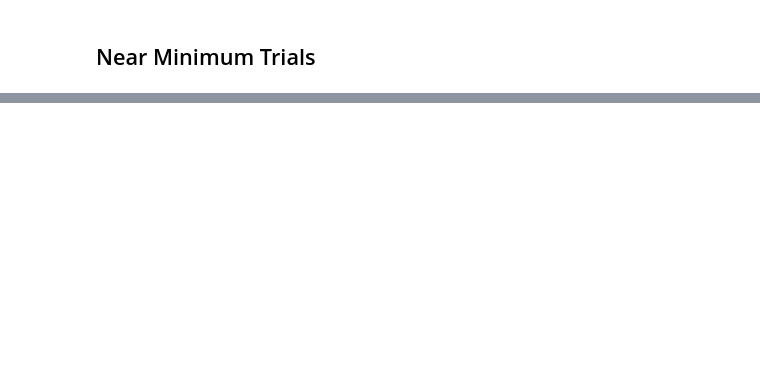
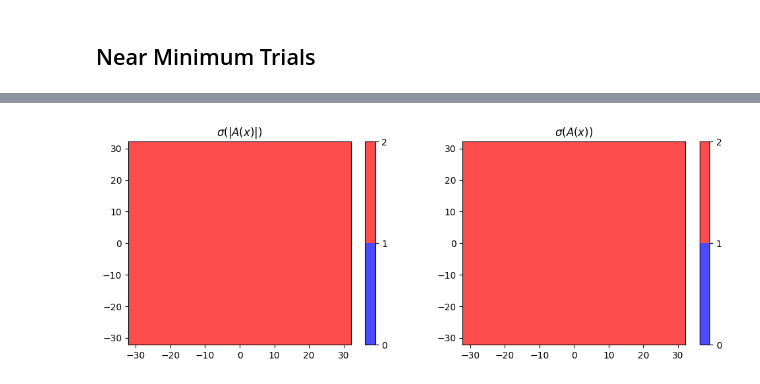
Before and after one commit to ebensonm/delay-optimizer, a Jupyter notebook: DelayEffects/test.ipynb, the cells around one changed output, grey strips where cells are left out. Cells and saved outputs as stored; diff of their text form; code cells hidden in the pictures; blank space fills up the shorter version.

Commit message:
Add spectral radius plots

```diff
--- a/DelayEffects/test.ipynb
+++ b/DelayEffects/test.ipynb
@@ -245,0 +385,54 @@ plot_path(ackley.loss_func.minimizer, delayed_data)
+# %%
+def spectral_radii(H, alpha=1e-4, beta_1=0.9, epsilon=1e-5):
+    I = np.eye(len(H))
+    A = I - (alpha*(1-beta_1)/np.sqrt(epsilon)) * H
+    B = I * (alpha*beta_1/np.sqrt(epsilon))
+    C = (1-beta_1) * H
+    D = beta_1 * I
+
+    block_matrix = np.block([[A, B], [C, D]])
+    eigenvals = np.linalg.eigvals(block_matrix)
+    sigma = np.max(eigenvals)
+    sigma_abs = np.max(np.abs(eigenvals))
+
+    return sigma, sigma_abs
+# %%
+from matplotlib import pyplot as plt
+from matplotlib.colors import LinearSegmentedColormap, BoundaryNorm
+
+x = np.linspace(-32, 32, 200)
+X, Y = np.meshgrid(x, x)
+
+S = []
+S_abs = []
+for x, y in zip(X.flatten(), Y.flatten()):
+    H = ackley_hessian(np.array([x,y]))
+    sigma, sigma_abs = spectral_radii(H, alpha=1.8572, beta_1=0.9, epsilon=1e-5)
+    S.append(sigma)
+    S_abs.append(sigma_abs)
+
+S = np.real(np.array(S).reshape(X.shape))
+S_abs = np.array(S_abs).reshape(X.shape)
+
+# Create the colormap
+cmap = LinearSegmentedColormap.from_list('mycmap', ["blue", "red"])
+
+# define the bins and normalize
+bounds = [0,1,2]
+norm = BoundaryNorm(bounds, cmap.N)
+
+# Create a subplots figure
+fig, ax = plt.subplots(1, 2, figsize=(12, 4))
+
+plt.subplot(121)
+plt.pcolormesh(X, Y, S_abs, cmap=cmap, alpha=0.7, norm=norm)
+plt.title(r"$\sigma(|A(x)|)$")
+plt.colorbar()
+
+plt.subplot(122)
+plt.pcolormesh(X, Y, S, cmap=cmap, alpha=0.7, norm=norm)
+plt.title(r"$\sigma(A(x))$")
+plt.colorbar()
+plt.show()
+# %% [output]
+[figure, added]
```
Also changed, not shown: parts of 39 cells of this notebook.
